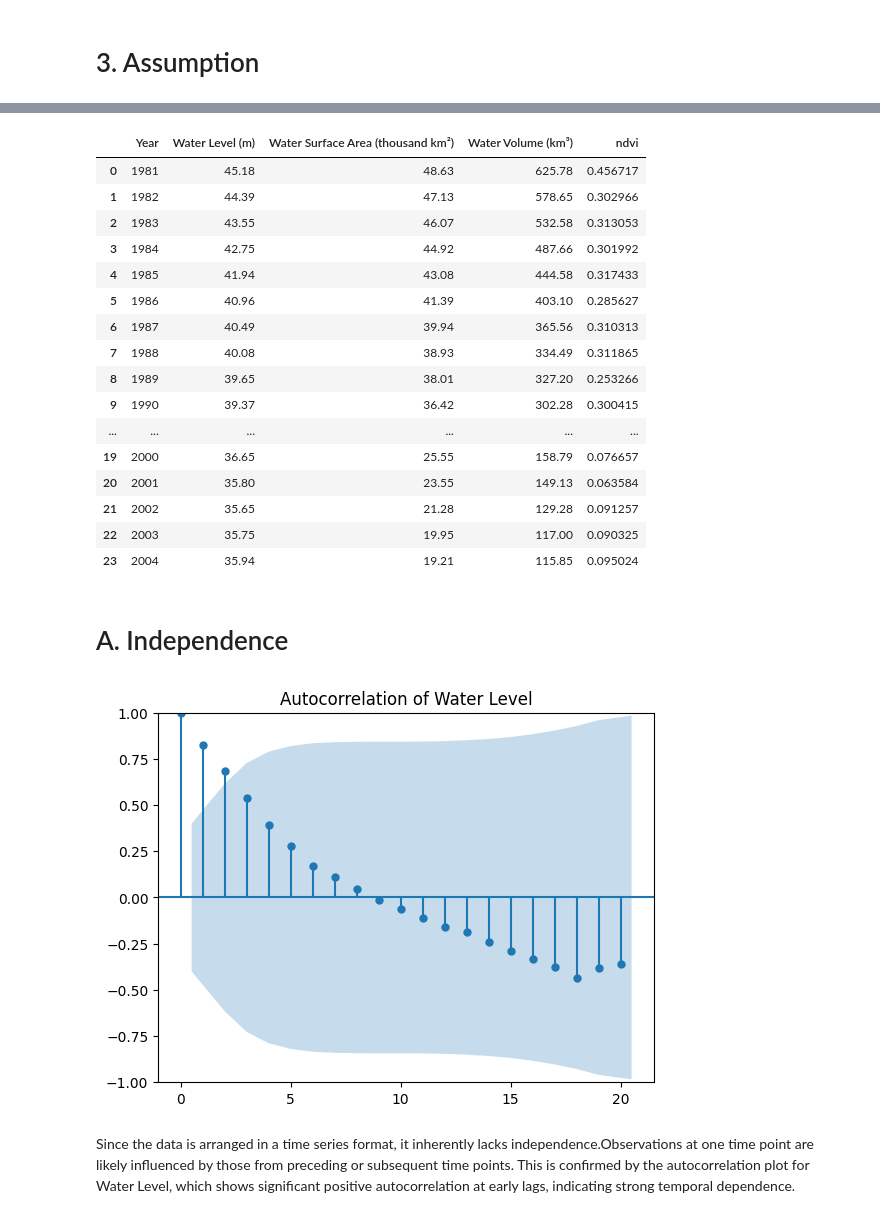
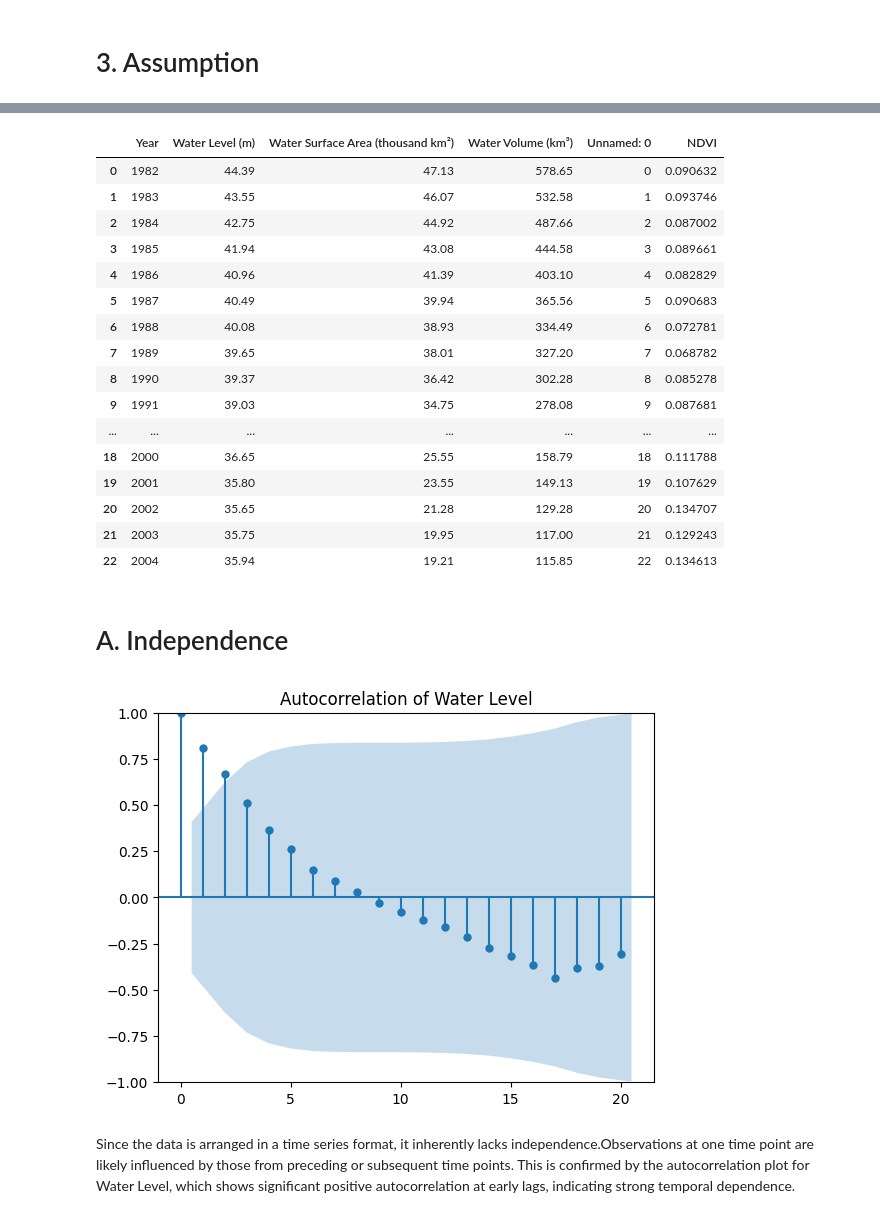
Before and after one commit to Lesiazhou/QM2, a Jupyter notebook: Simple_water_characteristics_vs_NDVI”.ipynb, the cells around one changed output, grey strips where cells are left out. Saved outputs shown, nothing was run; the diff lists cells and outputs as text; code cells hidden in the pictures.

```diff
--- a/Simple_water_characteristics_vs_NDVI”.ipynb
+++ b/Simple_water_characteristics_vs_NDVI”.ipynb
@@ -26,6 +26,7 @@ import pandas as pd
 import numpy as np
 from datetime import datetime
 df1=pd.read_csv('Aral_Sea_Characteristics__1981-2004_.csv')
+df1 = df1.iloc[1:]
 df1.head(10)
 # %% [output]
 |  | Year | Water Level (m) | Water Surface Area (thousand km²) | Water Volume (km³) |
@@ -87,26 +88,26 @@ Saving Year_NDVI.csv to Year_NDVI.csv
 # %%
-ndvi_df = pd.read_csv('Year_NDVI.csv')
+ndvi_df = pd.read_csv('ndvi_calendar_part1.csv')
 ndvi_df.rename(columns={'year': 'Year'}, inplace=True)
 merged_df = pd.merge(df1, ndvi_df, on="Year")
 merged_df
 # %% [output]
-|  | Year | Water Level (m) | Water Surface Area (thousand km²) | Water Volume (km³) | ndvi |
-| 0 | 1981 | 45.18 | 48.63 | 625.78 | 0.456717 |
-| 1 | 1982 | 44.39 | 47.13 | 578.65 | 0.302966 |
-| 2 | 1983 | 43.55 | 46.07 | 532.58 | 0.313053 |
-| 3 | 1984 | 42.75 | 44.92 | 487.66 | 0.301992 |
-| 4 | 1985 | 41.94 | 43.08 | 444.58 | 0.317433 |
-| 5 | 1986 | 40.96 | 41.39 | 403.10 | 0.285627 |
-| 6 | 1987 | 40.49 | 39.94 | 365.56 | 0.310313 |
-| 7 | 1988 | 40.08 | 38.93 | 334.49 | 0.311865 |
-| 8 | 1989 | 39.65 | 38.01 | 327.20 | 0.253266 |
-| 9 | 1990 | 39.37 | 36.42 | 302.28 | 0.300415 |
-| ... | ... | ... | ... | ... | ... |
-| 19 | 2000 | 36.65 | 25.55 | 158.79 | 0.076657 |
-| 20 | 2001 | 35.80 | 23.55 | 149.13 | 0.063584 |
-| 21 | 2002 | 35.65 | 21.28 | 129.28 | 0.091257 |
-| 22 | 2003 | 35.75 | 19.95 | 117.00 | 0.090325 |
-| 23 | 2004 | 35.94 | 19.21 | 115.85 | 0.095024 |
+|  | Year | Water Level (m) | Water Surface Area (thousand km²) | Water Volume (km³) | Unnamed: 0 | NDVI |
+| 0 | 1982 | 44.39 | 47.13 | 578.65 | 0 | 0.090632 |
+| 1 | 1983 | 43.55 | 46.07 | 532.58 | 1 | 0.093746 |
+| 2 | 1984 | 42.75 | 44.92 | 487.66 | 2 | 0.087002 |
+| 3 | 1985 | 41.94 | 43.08 | 444.58 | 3 | 0.089661 |
+| 4 | 1986 | 40.96 | 41.39 | 403.10 | 4 | 0.082829 |
+| 5 | 1987 | 40.49 | 39.94 | 365.56 | 5 | 0.090683 |
+| 6 | 1988 | 40.08 | 38.93 | 334.49 | 6 | 0.072781 |
+| 7 | 1989 | 39.65 | 38.01 | 327.20 | 7 | 0.068782 |
+| 8 | 1990 | 39.37 | 36.42 | 302.28 | 8 | 0.085278 |
+| 9 | 1991 | 39.03 | 34.75 | 278.08 | 9 | 0.087681 |
+| ... | ... | ... | ... | ... | ... | ... |
+| 18 | 2000 | 36.65 | 25.55 | 158.79 | 18 | 0.111788 |
+| 19 | 2001 | 35.80 | 23.55 | 149.13 | 19 | 0.107629 |
+| 20 | 2002 | 35.65 | 21.28 | 129.28 | 20 | 0.134707 |
+| 21 | 2003 | 35.75 | 19.95 | 117.00 | 21 | 0.129243 |
+| 22 | 2004 | 35.94 | 19.21 | 115.85 | 22 | 0.134613 |
 # %% [markdown]
 # A. Independence
 # %%
@@ -116,7 +117,7 @@ plot_acf(merged_df['Water Level (m)'], lags=20)
 plt.title('Autocorrelation of Water Level')
 plt.show()
 # %% [output]
-[figure, old version]
+[figure, new version]
 # %% [markdown]
 Since the data is arranged in a time series format, it inherently lacks independence.Observations at one time point are likely influenced by those from preceding or subsequent time points. This is confirmed by the autocorrelation plot for Water Level, which shows significant positive autocorrelation at early lags, indicating strong temporal dependence.
 # %% [markdown]
```
Also changed, not shown: parts of 9 cells of this notebook.
